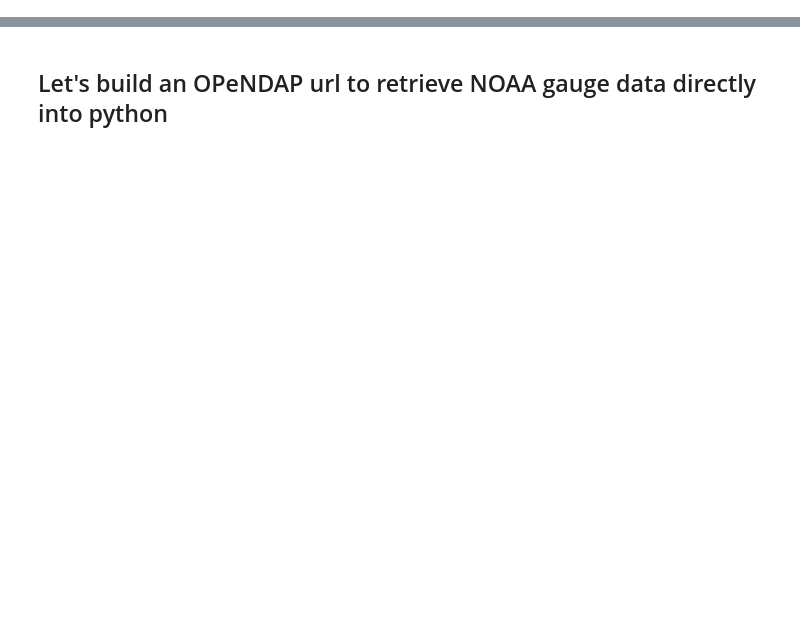
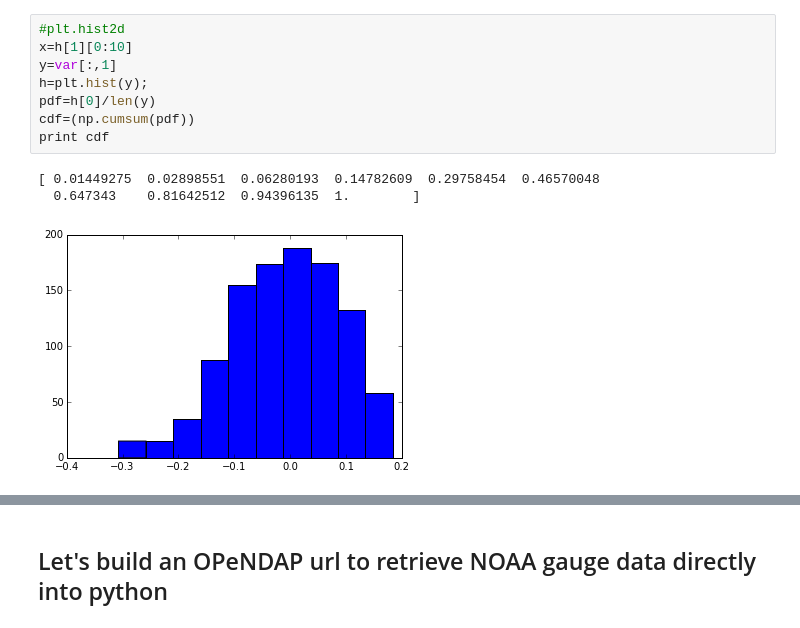
Before and after one commit to BrianOBlanton/NoteBooks, a Jupyter notebook: PlotAdcircFort61.ipynb, the cells around one changed output, grey strips where cells are left out. Cells and saved outputs as stored; diff of their text form; blank space fills up the shorter version.

```diff
--- a/PlotAdcircFort61.ipynb
+++ b/PlotAdcircFort61.ipynb
@@ -47,0 +50,12 @@ plt.legend(lstr, fontsize=8)
+# %%
+#plt.hist2d
+x=h[1][0:10]
+y=var[:,1]
+h=plt.hist(y);
+pdf=h[0]/len(y)
+cdf=(np.cumsum(pdf))
+print cdf
+# %% [output]
+[ 0.01449275  0.02898551  0.06280193  0.14782609  0.29758454  0.46570048
+  0.647343    0.81642512  0.94396135  1.        ]
+[figure, added]
```
Also changed, not shown: parts of 17 cells of this notebook, 2 other files.
